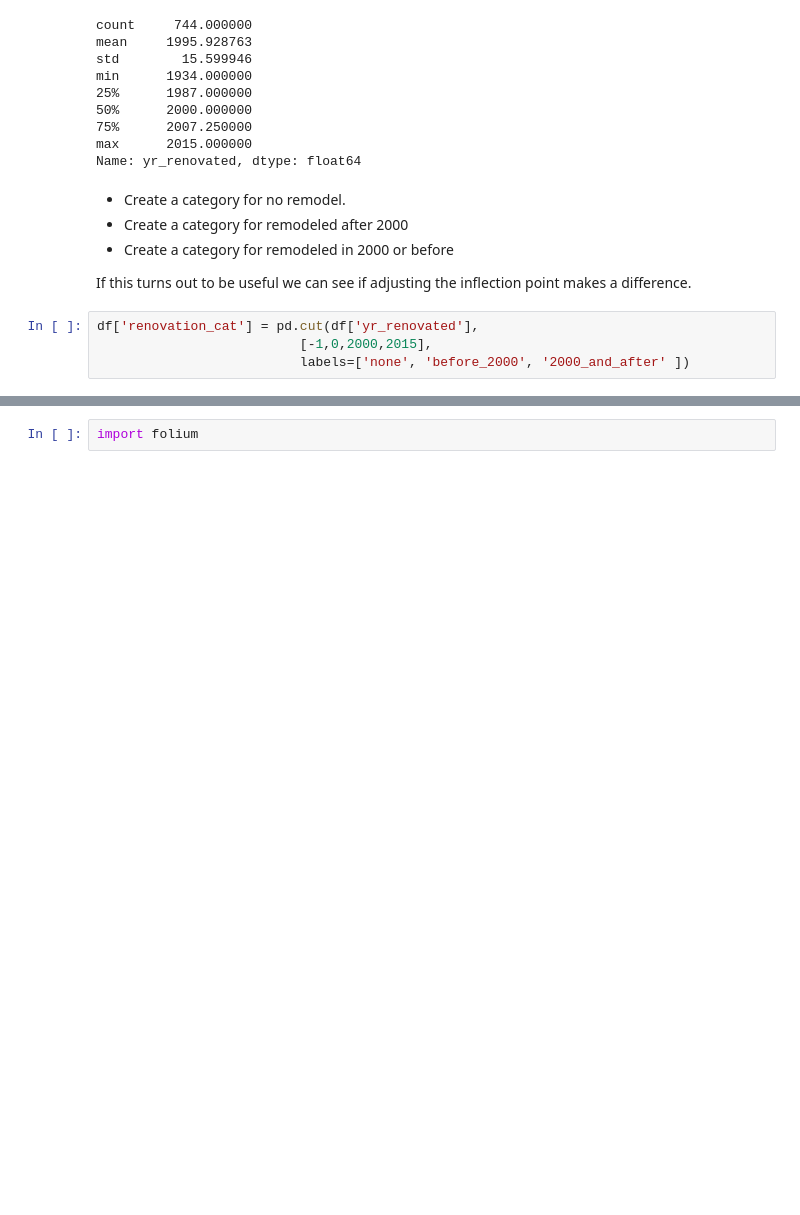
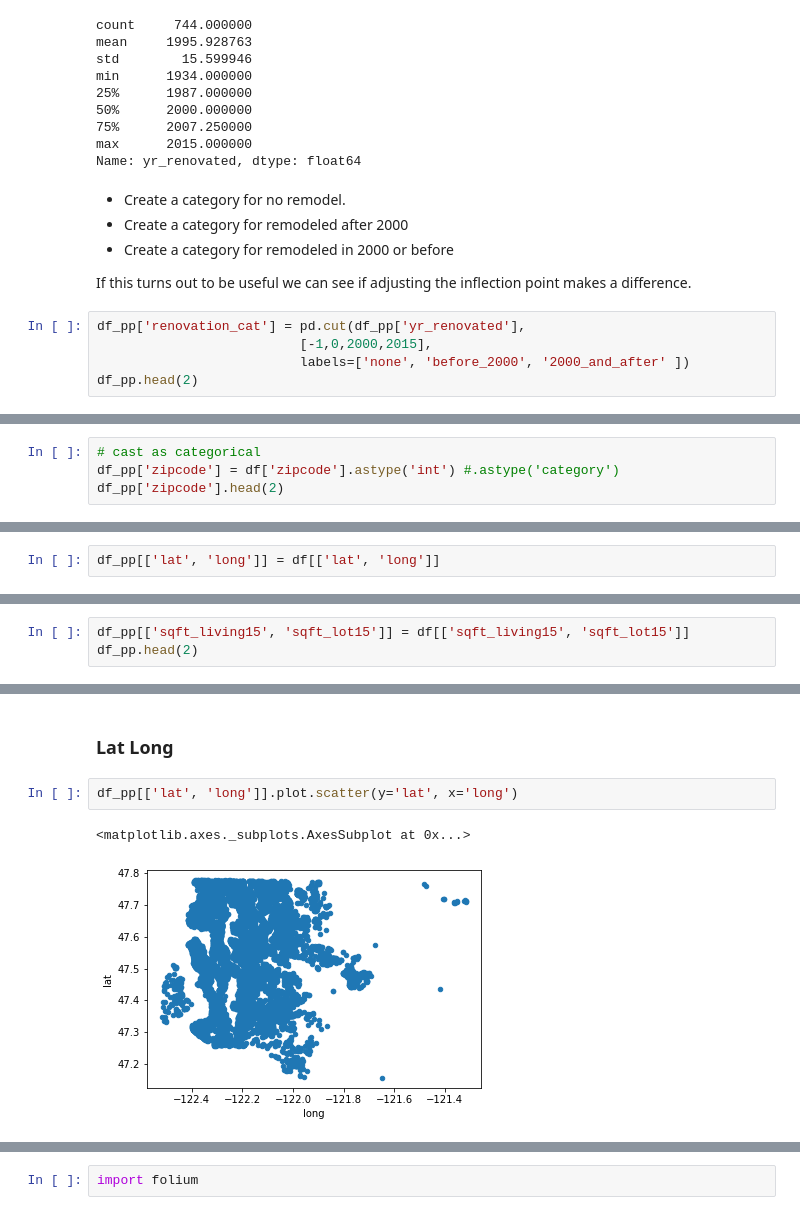
Before and after one commit to benbogart/King-County-Housing-Price, a Jupyter notebook: Project.ipynb, the cells around one changed output, grey strips where cells are left out. Saved outputs shown, nothing was run; the diff lists cells and outputs as text; blank space fills up the shorter version.

```diff
--- a/Project.ipynb
+++ b/Project.ipynb
@@ -240,6 +478,7 @@ Name: yr_renovated, dtype: float64
 
 If this turns out to be useful we can see if adjusting the inflection point makes a difference.
 # %%
-df['renovation_cat'] = pd.cut(df['yr_renovated'],
+df_pp['renovation_cat'] = pd.cut(df_pp['yr_renovated'],
                           [-1,0,2000,2015],
                           labels=['none', 'before_2000', '2000_and_after' ])
+df_pp.head(2)
@@ -245,0 +513,4 @@ df['renovation_cat'] = pd.cut(df['yr_renovated'],
+# %%
+# cast as categorical
+df_pp['zipcode'] = df['zipcode'].astype('int') #.astype('category')
+df_pp['zipcode'].head(2)
@@ -245,0 +547,2 @@ df['renovation_cat'] = pd.cut(df['yr_renovated'],
+# %%
+df_pp[['lat', 'long']] = df[['lat', 'long']]
@@ -245,0 +578,3 @@ df['renovation_cat'] = pd.cut(df['yr_renovated'],
+# %%
+df_pp[['sqft_living15', 'sqft_lot15']] = df[['sqft_living15', 'sqft_lot15']]
+df_pp.head(2)
@@ -245,0 +709,7 @@ df['renovation_cat'] = pd.cut(df['yr_renovated'],
+# %% [markdown]
+### Lat Long
+# %%
+df_pp[['lat', 'long']].plot.scatter(y='lat', x='long')
+# %% [output]
+<matplotlib.axes._subplots.AxesSubplot at 0x...>
+[figure, added]
```
Also changed, not shown: parts of 181 cells of this notebook, 2 other files.
